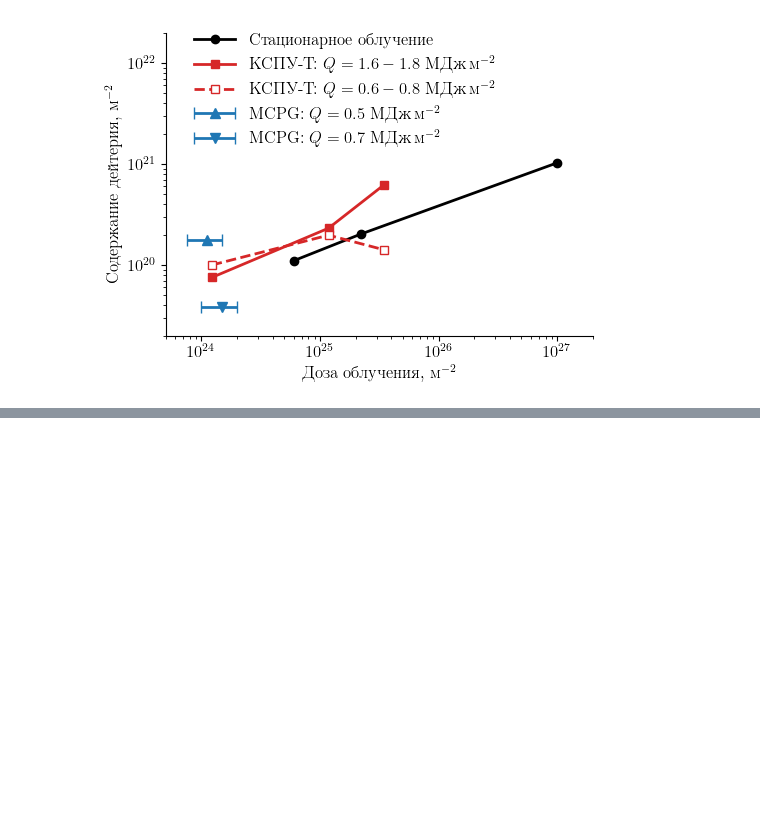
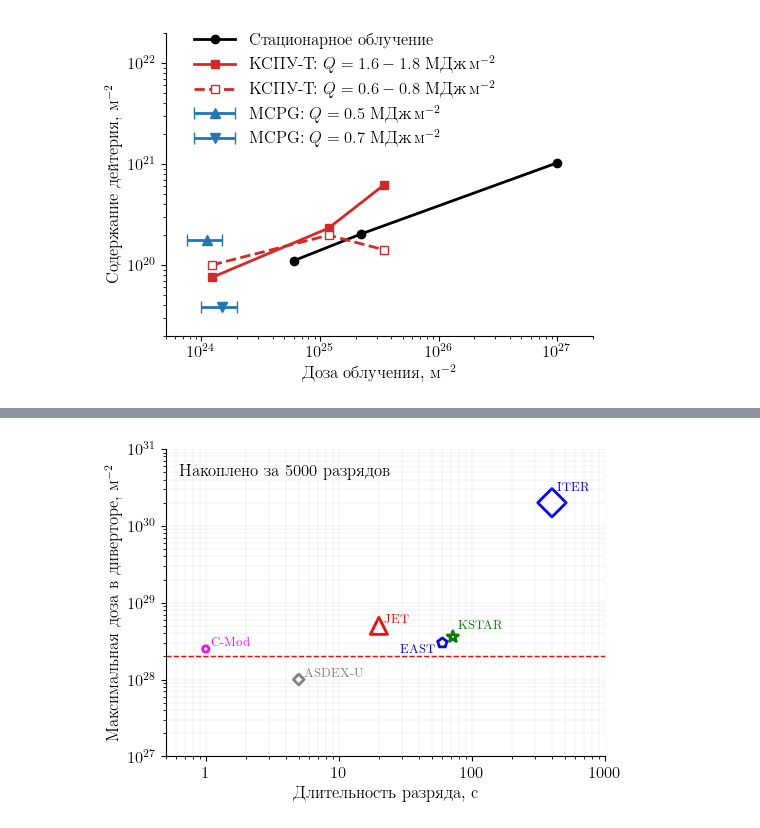
Before and after one commit to KulaginVladimir/PhD, a Jupyter notebook: Scripts/Chapter_1/Figures.ipynb, the cells around one changed output, grey strips where cells are left out. Cells and saved outputs as stored; diff of their text form; code cells hidden in the pictures; blank space fills up the shorter version.

```diff
--- a/Scripts/Chapter_1/Figures.ipynb
+++ b/Scripts/Chapter_1/Figures.ipynb
@@ -835,0 +917,68 @@ plt.show()
+# %%
+import matplotlib.pyplot as plt
+
+# --- Левый график (a) ---
+plt.close("all")
+fig, ax = plt.subplots(figsize=(140 * mm2inch, 100 * mm2inch))
+
+# Логарифмические оси
+ax.set_xscale("log")
+ax.set_yscale("log")
+
+# Приближённые (визуально восстановленные) координаты точек + стиль как на оригинале
+points = {
+    "C-Mod":   (1,   2.5e28, "o", "magenta", 20, 2.5e28*1.1),
+    "ASDEX-U": (5.0,   1.0e28, "D", "gray", 30, 1e28*1.1),
+    "JET":     (20.0,  5.0e28, "^", "red", 150, 5e28*1.1),
+    "EAST":    (60.0,  3.0e28, "p", "blue", 50, 3e28*0.75),
+    "KSTAR":   (72.0,  3.6e28, "*", "green", 70, 3.6e28*1.25),
+    "ITER":    (400.0, 2.0e30, "D", "blue", 210, 2e30*1.4),
+}
+
+# Точки и подписи
+for name, (x, y, marker, color, size, y_l) in points.items():
+    ax.scatter(
+        x, y,
+        s=size,
+        marker=marker,
+        facecolors="none",
+        edgecolors=color,
+        linewidths=2
+    )
+    if name == "EAST":
+        x1 = x * 0.48
+    else:
+        x1 = x * 1.1
+    ax.text(x1, y_l, name, color=color, fontsize=9)
+
+# Красная горизонтальная пунктирная линия
+ax.axhline(2.0e28, color="red", linestyle="--", linewidth=1)
+
+# Пределы осей (как на рисунке)
+ax.set_xlim(0.5, 1000)
+ax.set_ylim(1e27, 1e31)
+
+# Подписи осей (русский вариант)
+ax.set_xlabel("Длительность разряда, с")
+ax.set_ylabel("Максимальная доза в диверторе, м$^{-2}$")
+
+# Текст внутри графика
+ax.text(
+    0.03, 0.95, "Накоплено за 5000 разрядов",
+    transform=ax.transAxes,
+    fontsize=12,
+    fontweight="bold",
+    va="top"
+)
+# ax.text(0.05, 0.75, "(a)", transform=ax.transAxes, fontsize=22)
+
+# Сетка (похожа на оригинал)
+ax.grid(True, which="both", linestyle="-", linewidth=0.3, alpha=0.4)
+ax.set_xticks([1,10,100,1000])
+ax.set_xticklabels(["1", "10", "100", "1000"])
+
+plt.tight_layout()
+plt.savefig("../../Thesis/images/peak_fluences_tokamaks.pdf", bbox_inches="tight", pad_inches=0.02)
+plt.show()
+# %% [output]
+[figure, added]
```
Also changed, not shown: parts of 3 cells of this notebook, 9 other files.
